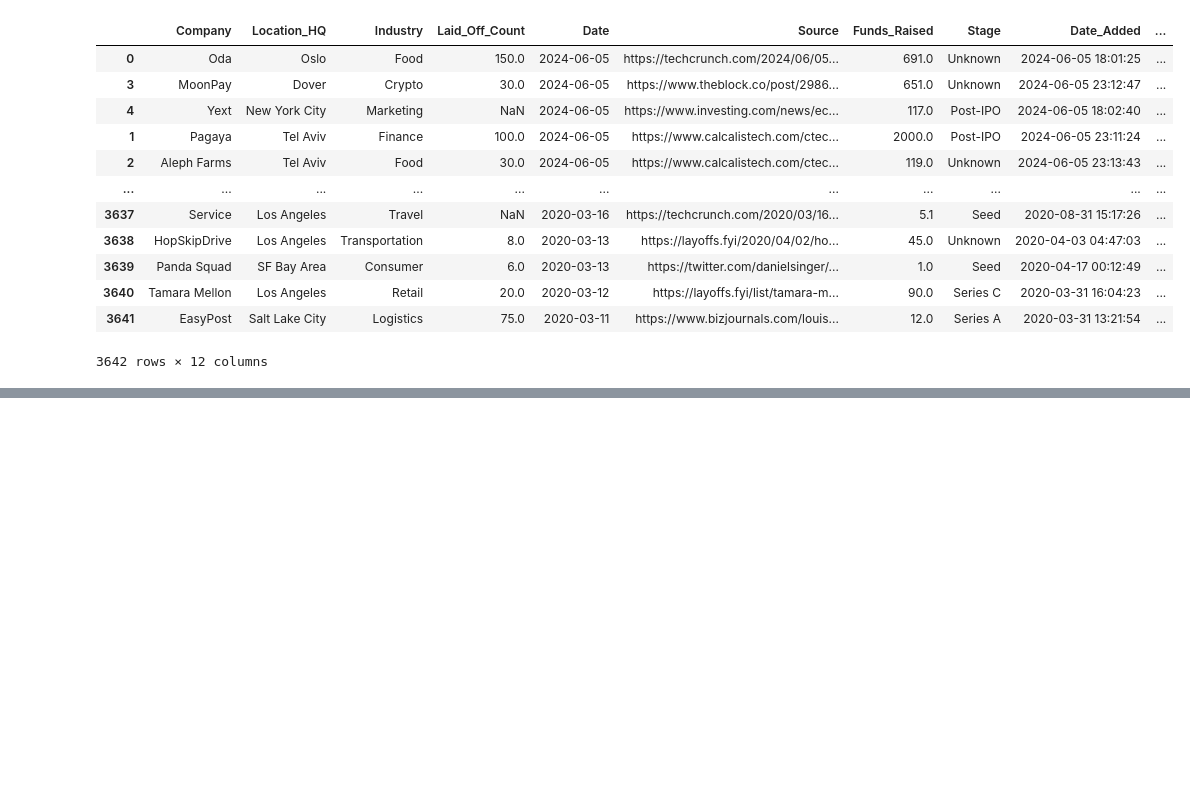
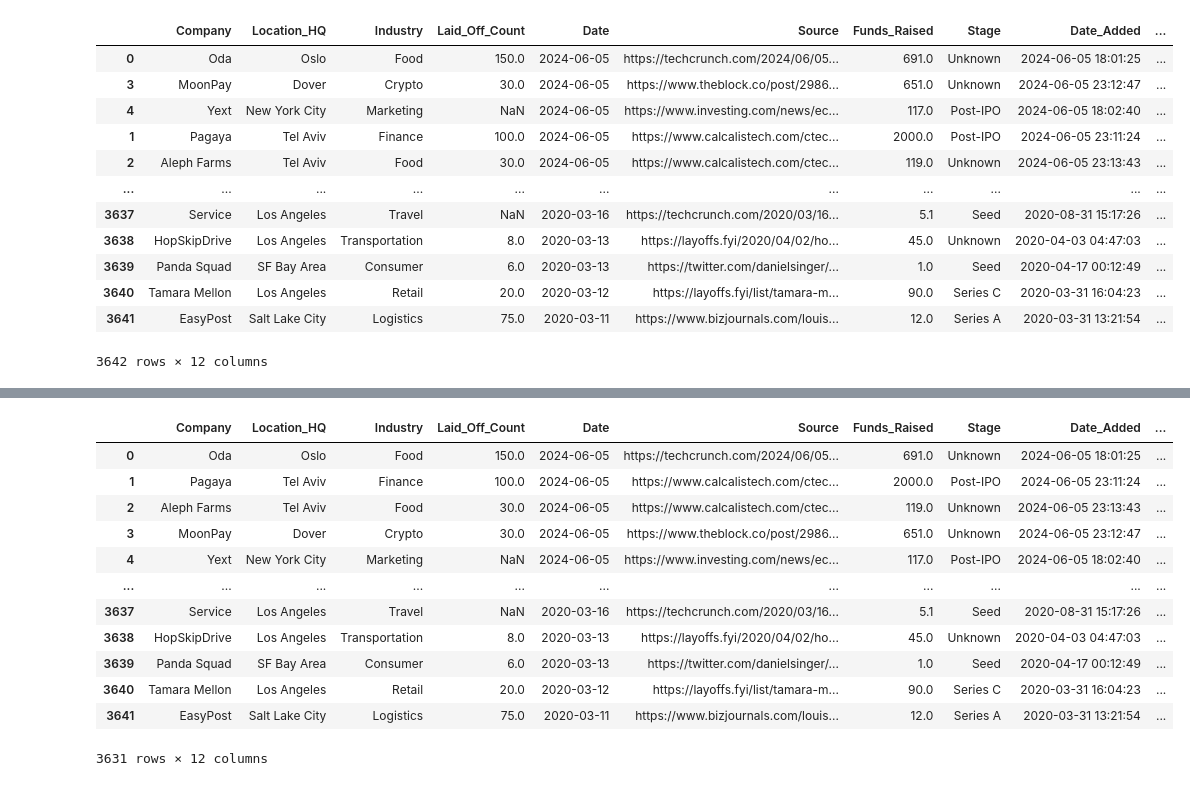
Before and after one commit to will787/layoffs-case, a Jupyter notebook: layoffs_search.ipynb, the cells around one changed output, grey strips where cells are left out. Cells and saved outputs as stored; diff of their text form; code cells hidden in the pictures; blank space fills up the shorter version.

```diff
--- a/layoffs_search.ipynb
+++ b/layoffs_search.ipynb
@@ -91,0 +131,16 @@ df.sort_values("Date", ascending=False)
+# %%
+df[df["Company"] > "2024-05-01"]
+# %% [output]
+|  | Company | Location_HQ | Industry | Laid_Off_Count | Date | Source | Funds_Raised | Stage | Date_Added | ... |
+| 0 | Oda | Oslo | Food | 150.0 | 2024-06-05 | https://techcrunch.com/2024/06/05... | 691.0 | Unknown | 2024-06-05 18:01:25 | ... |
+| 1 | Pagaya | Tel Aviv | Finance | 100.0 | 2024-06-05 | https://www.calcalistech.com/ctec... | 2000.0 | Post-IPO | 2024-06-05 23:11:24 | ... |
+| 2 | Aleph Farms | Tel Aviv | Food | 30.0 | 2024-06-05 | https://www.calcalistech.com/ctec... | 119.0 | Unknown | 2024-06-05 23:13:43 | ... |
+| 3 | MoonPay | Dover | Crypto | 30.0 | 2024-06-05 | https://www.theblock.co/post/2986... | 651.0 | Unknown | 2024-06-05 23:12:47 | ... |
+| 4 | Yext | New York City | Marketing | NaN | 2024-06-05 | https://www.investing.com/news/ec... | 117.0 | Post-IPO | 2024-06-05 18:02:40 | ... |
+| ... | ... | ... | ... | ... | ... | ... | ... | ... | ... | ... |
+| 3637 | Service | Los Angeles | Travel | NaN | 2020-03-16 | https://techcrunch.com/2020/03/16... | 5.1 | Seed | 2020-08-31 15:17:26 | ... |
+| 3638 | HopSkipDrive | Los Angeles | Transportation | 8.0 | 2020-03-13 | https://layoffs.fyi/2020/04/02/ho... | 45.0 | Unknown | 2020-04-03 04:47:03 | ... |
+| 3639 | Panda Squad | SF Bay Area | Consumer | 6.0 | 2020-03-13 | https://twitter.com/danielsinger/... | 1.0 | Seed | 2020-04-17 00:12:49 | ... |
+| 3640 | Tamara Mellon | Los Angeles | Retail | 20.0 | 2020-03-12 | https://layoffs.fyi/list/tamara-m... | 90.0 | Series C | 2020-03-31 16:04:23 | ... |
+| 3641 | EasyPost | Salt Lake City | Logistics | 75.0 | 2020-03-11 | https://www.bizjournals.com/louis... | 12.0 | Series A | 2020-03-31 13:21:54 | ... |
+3631 rows × 12 columns
```
Also changed, not shown: parts of 5 cells of this notebook.
